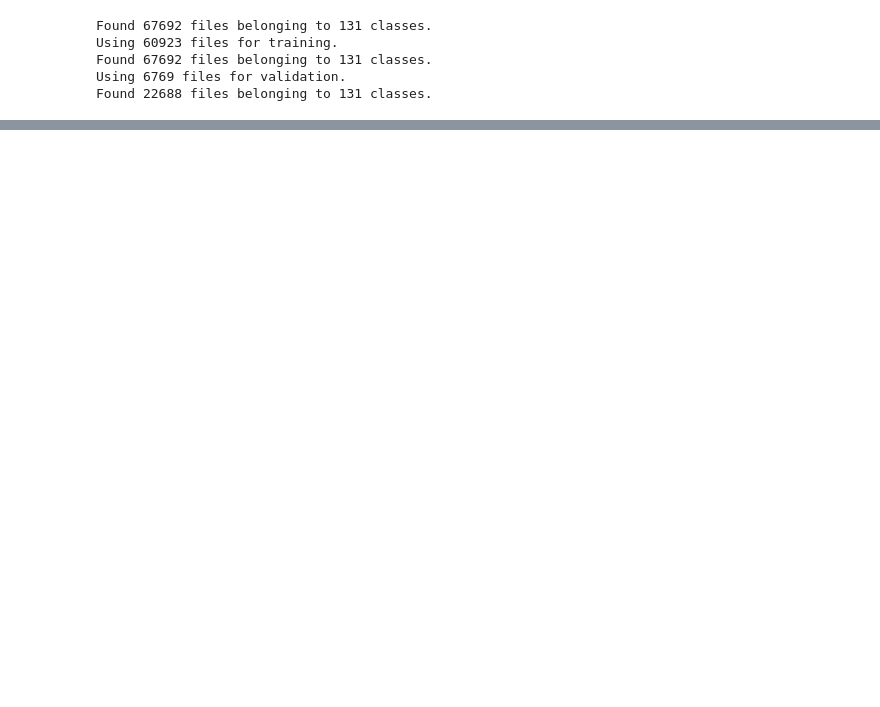
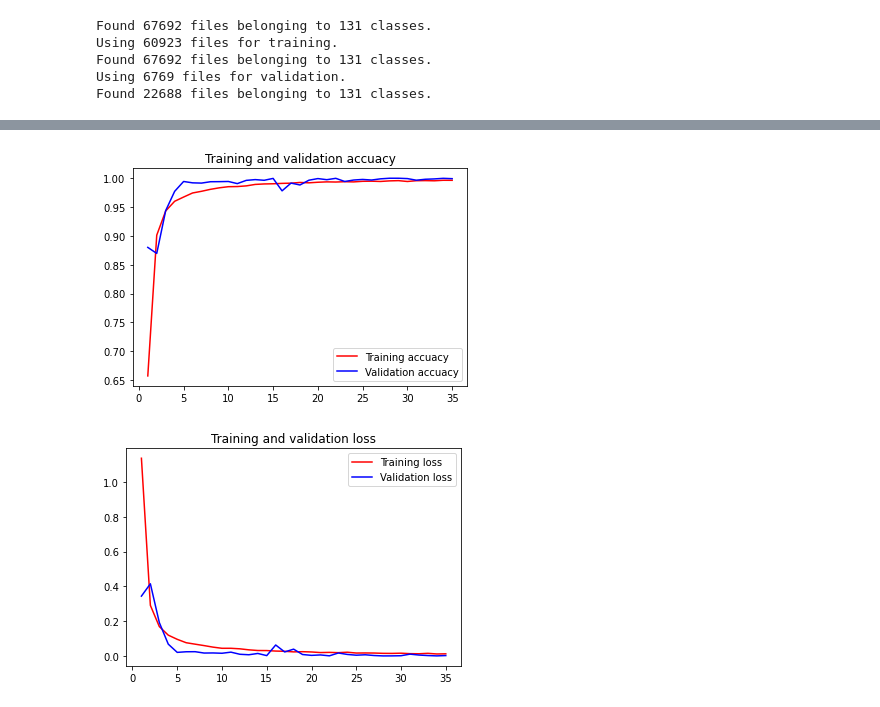
Before and after one commit to chouguting/machineVision, a Jupyter notebook: homework/04/hw4.ipynb, the cells around one changed output, grey strips where cells are left out. Saved outputs shown, nothing was run; the diff lists cells and outputs as text; code cells hidden in the pictures; blank space fills up the shorter version.

```diff
--- a/homework/04/hw4.ipynb
+++ b/homework/04/hw4.ipynb
@@ -133,0 +302,20 @@ KeyboardInterrupt:
+# %%
+my_model.compile(optimizer='adam',
+              loss='categorical_crossentropy',
+              metrics=['accuracy'])
+# %%
+my_model_callbacks = [
+    tf.keras.callbacks.ModelCheckpoint(
+        filepath='models/fruit_my_model.keras',
+        monitor='val_loss',
+        save_best_only=True,
+        verbose=1
+    )
+    ,
+    tf.keras.callbacks.EarlyStopping(monitor='val_loss', patience=7)
+]
+# %%
+my_model_history = my_model.fit(train_dataset,
+                    epochs=50,
+                    validation_data=validation_dataset,
+                    callbacks=my_model_callbacks)
@@ -133,0 +344,20 @@ KeyboardInterrupt:
+# %%
+import matplotlib.pyplot as plt
+accuacy = my_model_history.history['accuracy']
+val_accuacy = my_model_history.history['val_accuracy']
+loss = my_model_history.history['loss']
+val_loss = my_model_history.history['val_loss']
+epochs = range(1, len(accuacy) + 1)
+plt.plot(epochs, accuacy, 'r', label='Training accuacy')
+plt.plot(epochs, val_accuacy, 'b', label='Validation accuacy')
+plt.title('Training and validation accuacy')
+plt.legend()
+plt.figure()
+plt.plot(epochs, loss, 'r', label='Training loss')
+plt.plot(epochs, val_loss, 'b', label='Validation loss')
+plt.title('Training and validation loss')
+plt.legend()
+plt.show()
+# %% [output]
+[figure, added]
+[figure, added]
```
Also changed, not shown: parts of 31 cells of this notebook, 9 other files.
